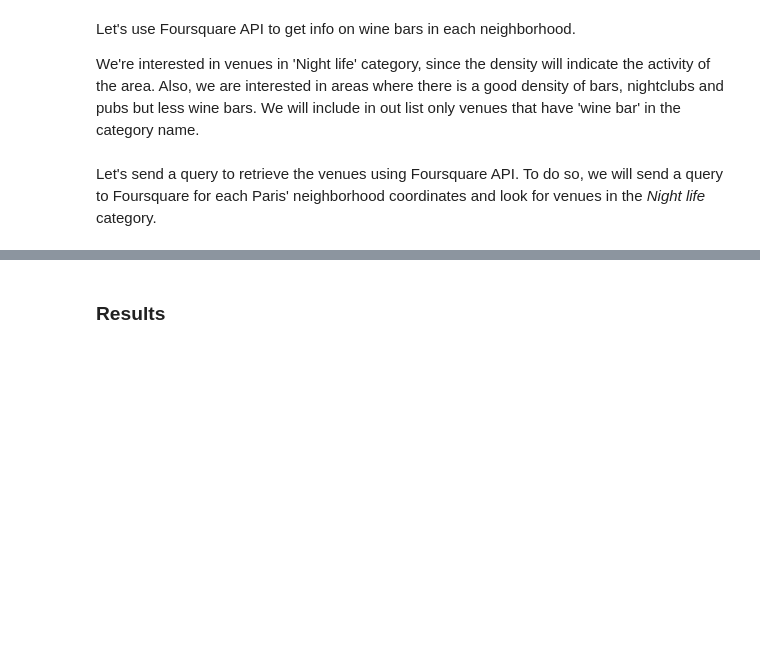
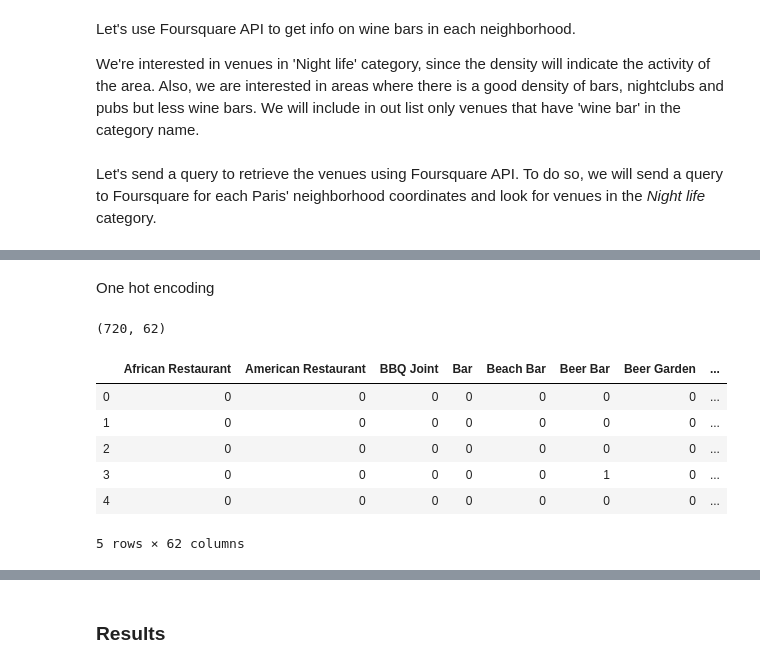
Before and after one commit to MianHan/Coursera_Capstone, a Jupyter notebook: The_wine_bar_project.ipynb, the cells around one changed output, grey strips where cells are left out. Saved outputs shown, nothing was run; the diff lists cells and outputs as text; code cells hidden in the pictures; blank space fills up the shorter version.

```diff
--- a/The_wine_bar_project.ipynb
+++ b/The_wine_bar_project.ipynb
@@ -58,6 +58,8 @@ dfparis.head()
 | 2 | 5 | Panthéon | 48.844443 | 2.350715 |
 | 3 | 6 | Luxembourg | 48.849130 | 2.332898 |
 | 4 | 12 | Reuilly | 48.834974 | 2.421325 |
+# %%
+dfparis = dfparis.sort_values(by='PostCode')
 # %%
 address = 'Paris, France'
 
@@ -131,6 +125,10 @@ Let's send a query to retrieve the venues using Foursquare API. To do so, we wil
 # %%
 # Category IDs corresponding to Night life, Bars and Wine bar were taken from Foursquare web site (https://developer.foursquare.com/docs/resources/categories):
 
-category_id = '4d4b7105d754a06376d81259' #Night life
+categ_parent = '4d4b7105d754a06376d81259' #Night life
 #= '4bf58dd8d48988d116941735' #Bar
-sub_category_id = '4bf58dd8d48988d123941735' #Wine bar category
+categ_wine = '4bf58dd8d48988d123941735' #Wine bar category
+categ_beer = '56aa371ce4b08b9a8d57356c' #Beer bar
+categ_cocktail = '4bf58dd8d48988d11e941735' #Coctail bar
+categ_pub = '4bf58dd8d48988d11b941735' #Pub
+categ_club = '4bf58dd8d48988d11f941735' #club
@@ -140,0 +163,3 @@ location_bars = []
+# %%
+wine_bars, beer_bars, cocktail_bars, pub_bars, club_bars, other_bars = {}, {}, {}, {}, {}, {},
+location_bars = []
@@ -270,0 +225,6 @@ results
+# %%
+#Converting dict to pd dataFrame
+df_winebars = pd.DataFrame.from_dict(wine_bars, orient='index', columns=['Id', 'Name', 'Category', 'Latitude', 'Longitude', 'Adresse', 'Distance from center'])
+df_otherbars = pd.DataFrame.from_dict(other_bars, orient='index', columns=['Id', 'Name', 'Category', 'Latitude', 'Longitude', 'Adresse', 'Distance from center'])
+df_winebars.reset_index(drop=True, inplace=True)
+df_otherbars.reset_index(drop=True, inplace=True)
@@ -270,0 +279,24 @@ results
+# %% [markdown]
+One hot encoding
+# %%
+# one hot encoding
+paris_onehot = pd.get_dummies(df_otherbars[['Category']], prefix="", prefix_sep="")
+
+# add neighborhood column back to dataframe
+# DownT_onehot['Neighborhood'] = DonwT_venues['Neighborhood']
+
+# move neighborhood column to the first column
+# fixed_columns = [DownT_onehot.columns[-1]] + list(DownT_onehot.columns[:-1])
+# DownT_onehot = DownT_onehot[fixed_columns]
+
+print(paris_onehot.shape)
+paris_onehot.head()
+# %% [output]
+(720, 62)
+|  | African Restaurant | American Restaurant | BBQ Joint | Bar | Beach Bar | Beer Bar | Beer Garden | ... |
+| 0 | 0 | 0 | 0 | 0 | 0 | 0 | 0 | ... |
+| 1 | 0 | 0 | 0 | 0 | 0 | 0 | 0 | ... |
+| 2 | 0 | 0 | 0 | 0 | 0 | 0 | 0 | ... |
+| 3 | 0 | 0 | 0 | 0 | 0 | 1 | 0 | ... |
+| 4 | 0 | 0 | 0 | 0 | 0 | 0 | 0 | ... |
+5 rows × 62 columns
```
Also changed, not shown: parts of 17 cells of this notebook.
